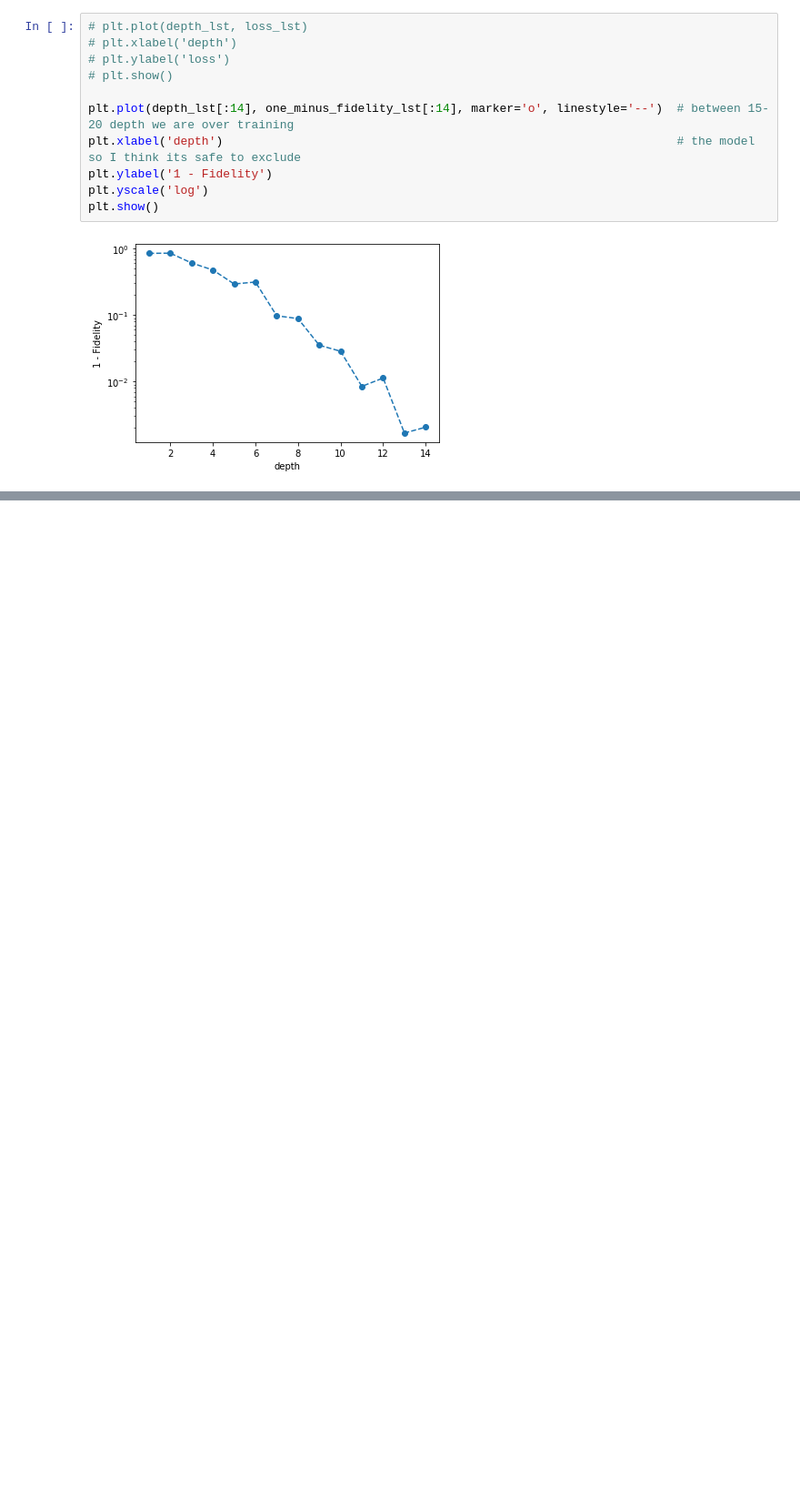
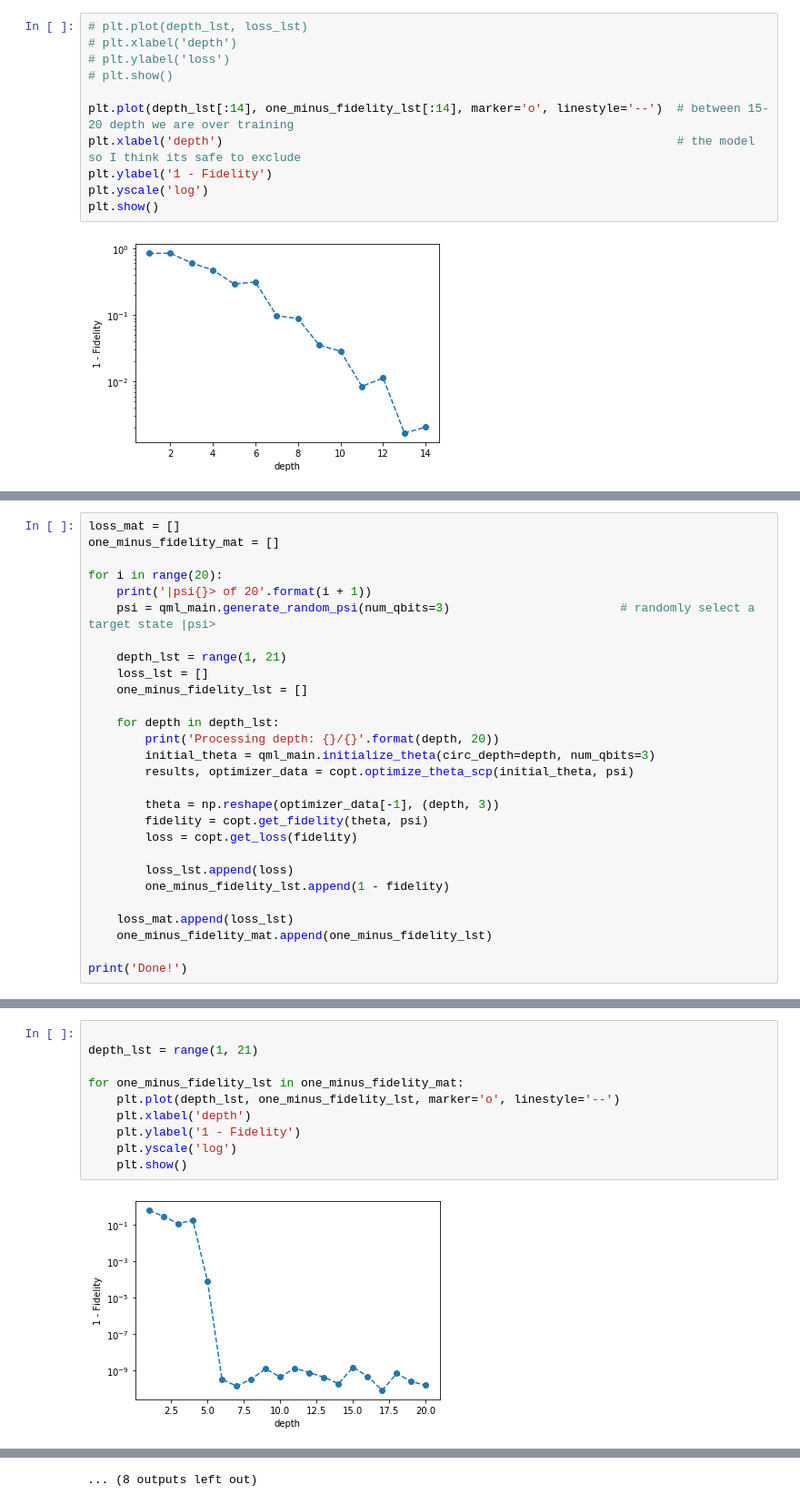
Before and after one commit to iisharankov/QuantumStateTomography, a Jupyter notebook: qml_approach/Quantum State Tomography using Quantum Machine Learning.ipynb, the cells around one changed output, grey strips where cells are left out. Shown at 91% size. Cells and saved outputs as stored; diff of their text form; blank space fills up the shorter version.

Commit message:
did some data generation stuff,

```diff
--- a/qml_approach/Quantum State Tomography using Quantum Machine Learning.ipynb
+++ b/qml_approach/Quantum State Tomography using Quantum Machine Learning.ipynb
@@ -106,0 +111,28 @@ plt.show()
+# %%
+loss_mat = []
+one_minus_fidelity_mat = []
+
+for i in range(20):
+    print('|psi{}> of 20'.format(i + 1))
+    psi = qml_main.generate_random_psi(num_qbits=3)                        # randomly select a target state |psi>
+
+    depth_lst = range(1, 21)
+    loss_lst = []
+    one_minus_fidelity_lst = []
+
+    for depth in depth_lst:
+        print('Processing depth: {}/{}'.format(depth, 20))
+        initial_theta = qml_main.initialize_theta(circ_depth=depth, num_qbits=3)
+        results, optimizer_data = copt.optimize_theta_scp(initial_theta, psi)
+
+        theta = np.reshape(optimizer_data[-1], (depth, 3))
+        fidelity = copt.get_fidelity(theta, psi)
+        loss = copt.get_loss(fidelity)
+
+        loss_lst.append(loss)
+        one_minus_fidelity_lst.append(1 - fidelity)
+
+    loss_mat.append(loss_lst)
+    one_minus_fidelity_mat.append(one_minus_fidelity_lst)
+
+print('Done!')
@@ -106,0 +157,12 @@ plt.show()
+# %%
+
+depth_lst = range(1, 21)
+
+for one_minus_fidelity_lst in one_minus_fidelity_mat:
+    plt.plot(depth_lst, one_minus_fidelity_lst, marker='o', linestyle='--')
+    plt.xlabel('depth')
+    plt.ylabel('1 - Fidelity')
+    plt.yscale('log')
+    plt.show()
+# %% [output]
+[figure, added]
@@ -106,0 +180 @@ plt.show()
+... (8 outputs left out)
```
Also changed, not shown: parts of 3 cells of this notebook, 8 other files.
